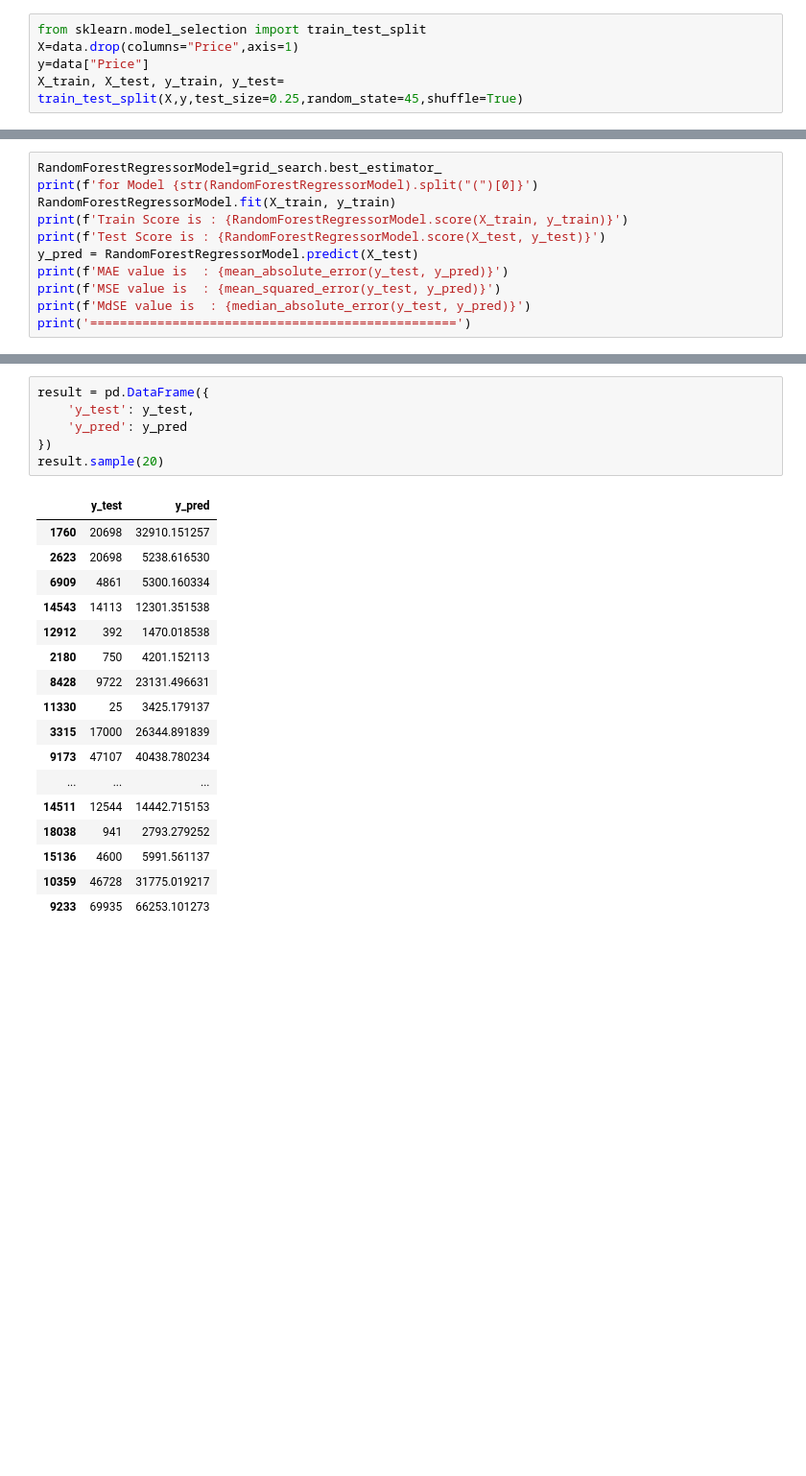
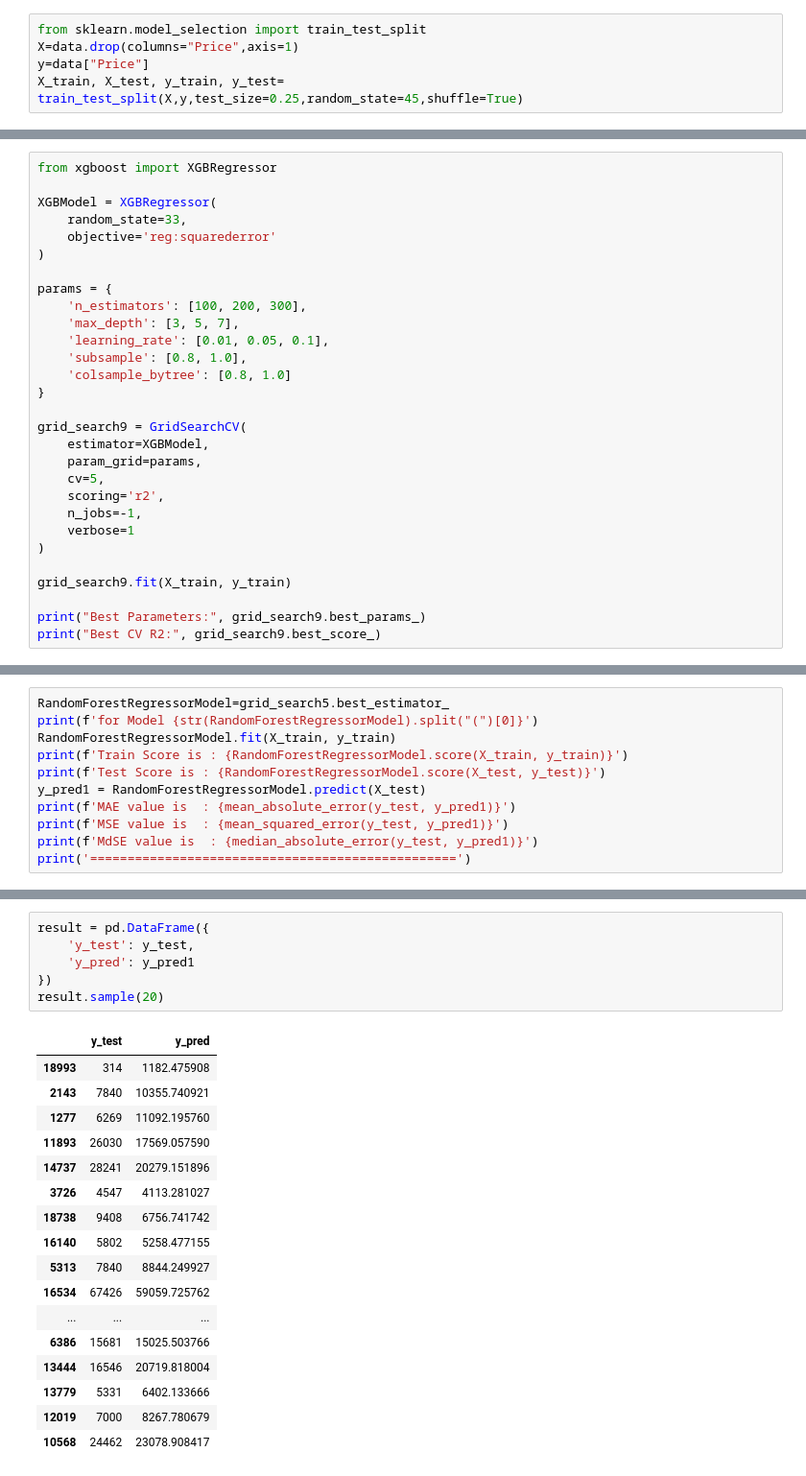
Before and after one commit to mohamedkaboshrief/car-price-prediction, a Jupyter notebook: Car_Price_Prediction.ipynb, the cells around one changed output, grey strips where cells are left out. Shown at 96% size. Saved outputs shown, nothing was run; the diff lists cells and outputs as text; blank space fills up the shorter version.

```diff
--- a/Car_Price_Prediction.ipynb
+++ b/Car_Price_Prediction.ipynb
@@ -687,0 +815,29 @@ Fitting 5 folds for each of 24 candidates, totalling 120 fits
+# %%
+from xgboost import XGBRegressor
+
+XGBModel = XGBRegressor(
+    random_state=33,
+    objective='reg:squarederror'
+)
+
+params = {
+    'n_estimators': [100, 200, 300],
+    'max_depth': [3, 5, 7],
+    'learning_rate': [0.01, 0.05, 0.1],
+    'subsample': [0.8, 1.0],
+    'colsample_bytree': [0.8, 1.0]
+}
+
+grid_search9 = GridSearchCV(
+    estimator=XGBModel,
+    param_grid=params,
+    cv=5,
+    scoring='r2',
+    n_jobs=-1,
+    verbose=1
+)
+
+grid_search9.fit(X_train, y_train)
+
+print("Best Parameters:", grid_search9.best_params_)
+print("Best CV R2:", grid_search9.best_score_)
@@ -688,13 +848,13 @@ Fitting 5 folds for each of 24 candidates, totalling 120 fits
 # %%
-RandomForestRegressorModel=grid_search.best_estimator_
+RandomForestRegressorModel=grid_search5.best_estimator_
 print(f'for Model {str(RandomForestRegressorModel).split("(")[0]}')
 RandomForestRegressorModel.fit(X_train, y_train)
 print(f'Train Score is : {RandomForestRegressorModel.score(X_train, y_train)}')
 print(f'Test Score is : {RandomForestRegressorModel.score(X_test, y_test)}')
-y_pred = RandomForestRegressorModel.predict(X_test)
-print(f'MAE value is  : {mean_absolute_error(y_test, y_pred)}')
-print(f'MSE value is  : {mean_squared_error(y_test, y_pred)}')
-print(f'MdSE value is  : {median_absolute_error(y_test, y_pred)}')
+y_pred1 = RandomForestRegressorModel.predict(X_test)
+print(f'MAE value is  : {mean_absolute_error(y_test, y_pred1)}')
+print(f'MSE value is  : {mean_squared_error(y_test, y_pred1)}')
+print(f'MdSE value is  : {median_absolute_error(y_test, y_pred1)}')
 print('=================================================')
 # %% [output]
 for Model RandomForestRegressor
@@ -707,25 +907,25 @@ MdSE value is  : 2440.51912641761
 # %%
 result = pd.DataFrame({
     'y_test': y_test,
-    'y_pred': y_pred
+    'y_pred': y_pred1
 })
 result.sample(20)
 # %% [output]
 |  | y_test | y_pred |
-| 1760 | 20698 | 32910.151257 |
-| 2623 | 20698 | 5238.616530 |
-| 6909 | 4861 | 5300.160334 |
-| 14543 | 14113 | 12301.351538 |
-| 12912 | 392 | 1470.018538 |
-| 2180 | 750 | 4201.152113 |
-| 8428 | 9722 | 23131.496631 |
-| 11330 | 25 | 3425.179137 |
-| 3315 | 17000 | 26344.891839 |
-| 9173 | 47107 | 40438.780234 |
+| 18993 | 314 | 1182.475908 |
+| 2143 | 7840 | 10355.740921 |
+| 1277 | 6269 | 11092.195760 |
+| 11893 | 26030 | 17569.057590 |
+| 14737 | 28241 | 20279.151896 |
+| 3726 | 4547 | 4113.281027 |
+| 18738 | 9408 | 6756.741742 |
+| 16140 | 5802 | 5258.477155 |
+| 5313 | 7840 | 8844.249927 |
+| 16534 | 67426 | 59059.725762 |
 | ... | ... | ... |
-| 14511 | 12544 | 14442.715153 |
-| 18038 | 941 | 2793.279252 |
-| 15136 | 4600 | 5991.561137 |
-| 10359 | 46728 | 31775.019217 |
-| 9233 | 69935 | 66253.101273 |
+| 6386 | 15681 | 15025.503766 |
+| 13444 | 16546 | 20719.818004 |
+| 13779 | 5331 | 6402.133666 |
+| 12019 | 7000 | 8267.780679 |
+| 10568 | 24462 | 23078.908417 |
 # %%
```
Also changed, not shown: parts of 23 cells of this notebook.
